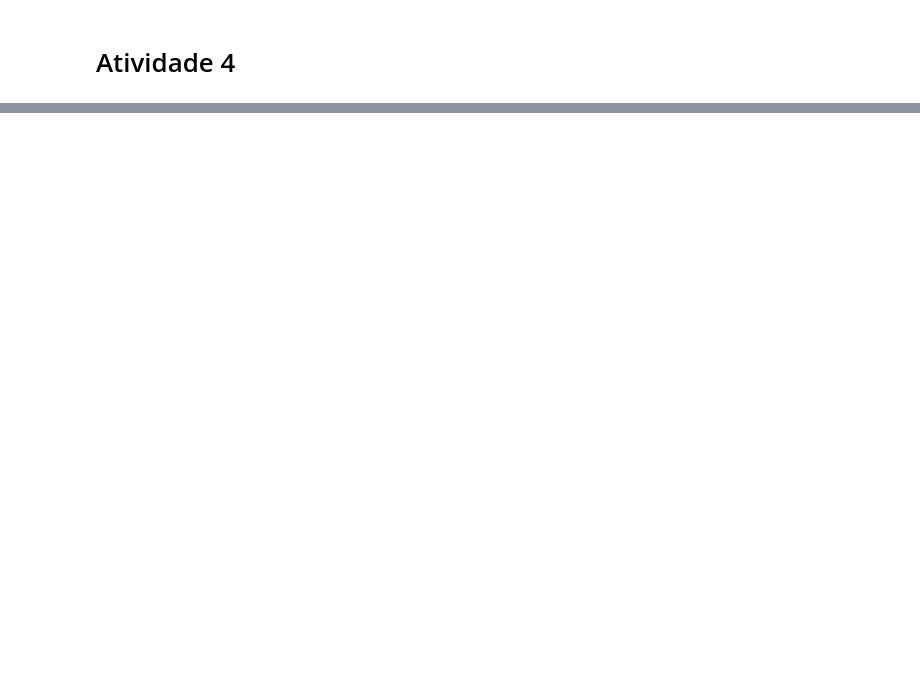
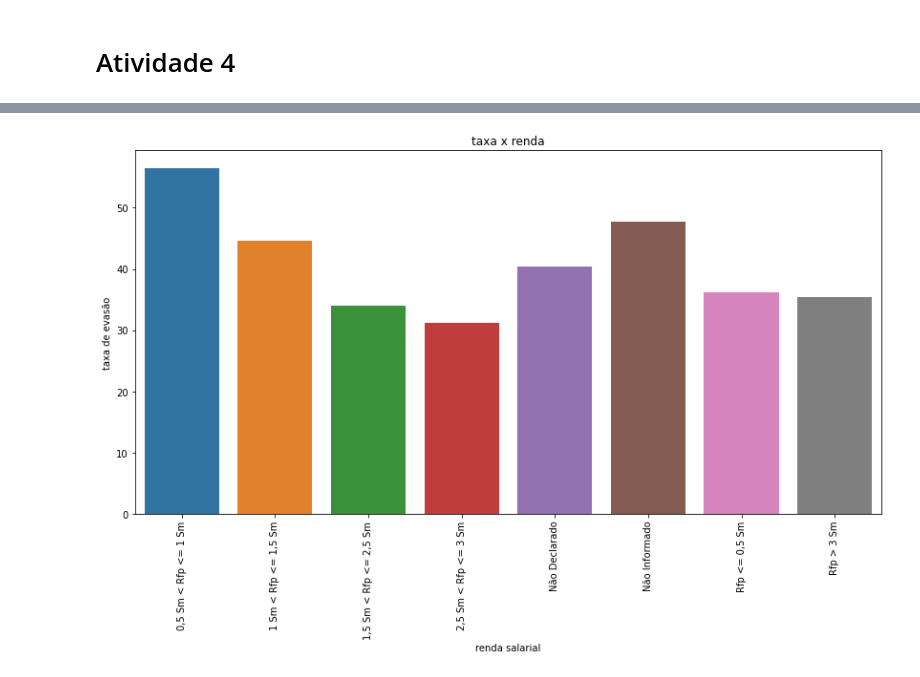
Before and after one commit to znehAC/mineracao_dados, a Jupyter notebook: main3.ipynb, the cells around one changed output, grey strips where cells are left out. Cells and saved outputs as stored; diff of their text form; code cells hidden in the pictures; blank space fills up the shorter version.

```diff
--- a/main3.ipynb
+++ b/main3.ipynb
@@ -468,0 +485,4 @@ A idade dos alunos influencia na taxa de evasão?
+# %%
+questao_1 = df[df["modalidade"] == "À Distância"].groupby("algo").count()
+questao_1_evadiu = df[df["modalidade"] == "À Distância"][df["status"] == "Evasão"].groupby("algo").count()
+questao_1["taxa"] = (questao_1_evadiu["status"]/questao_1["status"])*100
@@ -468,0 +515,8 @@ A idade dos alunos influencia na taxa de evasão?
+# %%
+fig = sns.barplot(questao_1.index, questao_1["taxa"]).tick_params(axis='x', rotation = 90)
+plt.xlabel("renda salarial")
+plt.ylabel("taxa de evasão")
+plt.title("taxa x renda") # You can comment this line out if you don't need title
+plt.show(fig)
+# %% [output]
+[figure, added]
```
Also changed, not shown: parts of 7 cells of this notebook.
